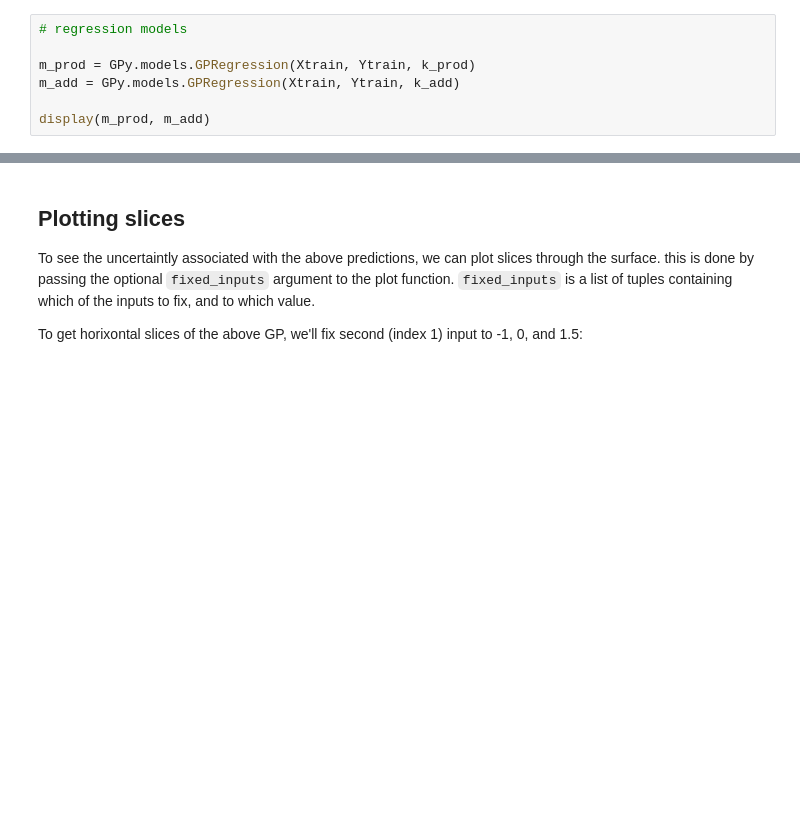
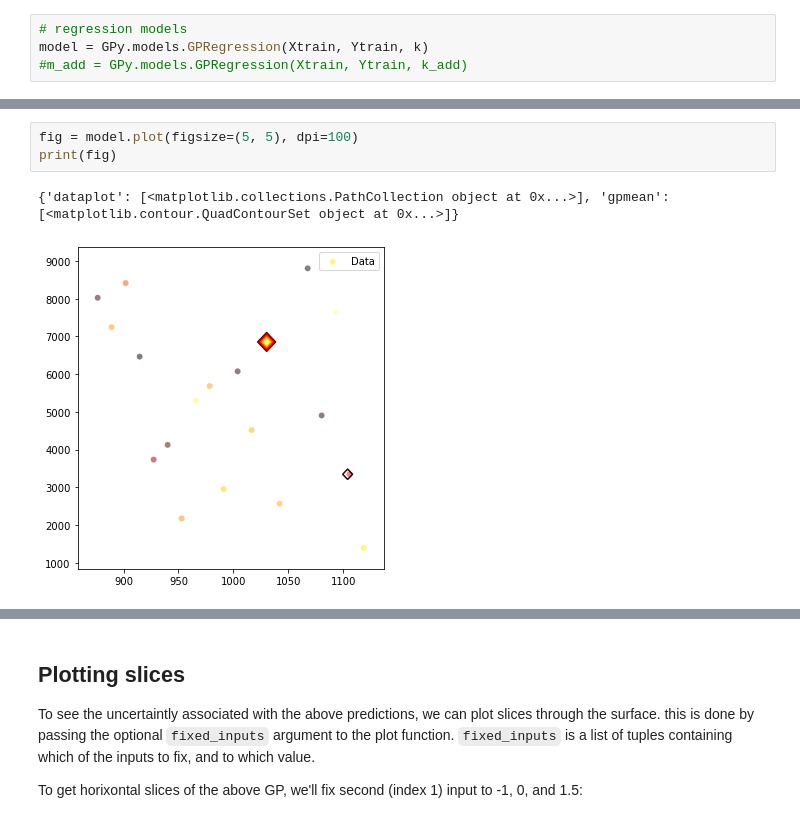
Before and after one commit to jwwtc/code, a Jupyter notebook: gaussian_process_regression/twod_gp.ipynb, the cells around one changed output, grey strips where cells are left out. Drawn from its saved outputs; the diff is of its cells as text; blank space fills up the shorter version.

```diff
--- a/gaussian_process_regression/twod_gp.ipynb
+++ b/gaussian_process_regression/twod_gp.ipynb
@@ -92,7 +112,4 @@ plot_sample(k_prod)
 # %%
 # regression models
-
-m_prod = GPy.models.GPRegression(Xtrain, Ytrain, k_prod)
-m_add = GPy.models.GPRegression(Xtrain, Ytrain, k_add)
-
-display(m_prod, m_add)
+model = GPy.models.GPRegression(Xtrain, Ytrain, k)
+#m_add = GPy.models.GPRegression(Xtrain, Ytrain, k_add)
@@ -160,0 +188,6 @@ The flag `ARD=True` in the definition of the `Matern` kernel specifies that we w
+# %%
+fig = model.plot(figsize=(5, 5), dpi=100)
+print(fig)
+# %% [output]
+{'dataplot': [<matplotlib.collections.PathCollection object at 0x...>], 'gpmean': [<matplotlib.contour.QuadContourSet object at 0x...>]}
+[figure, added]
```
Also changed, not shown: parts of 29 cells of this notebook, 3 other files.
